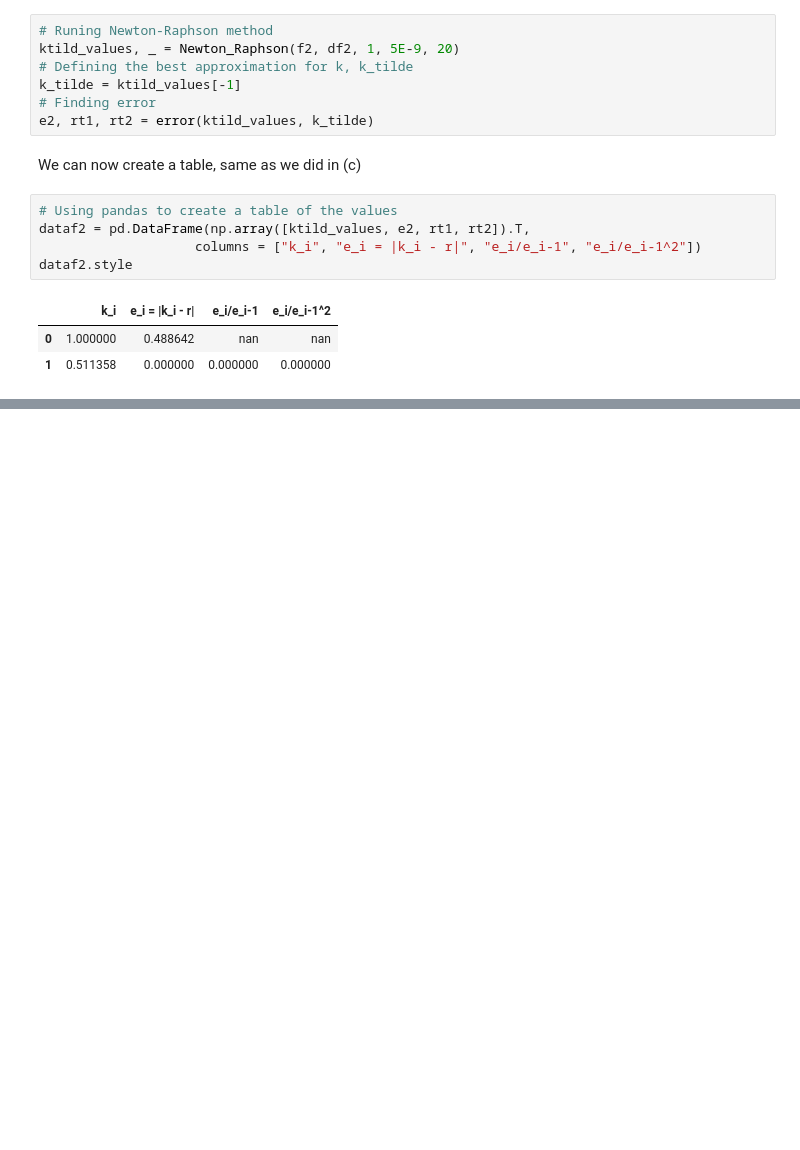
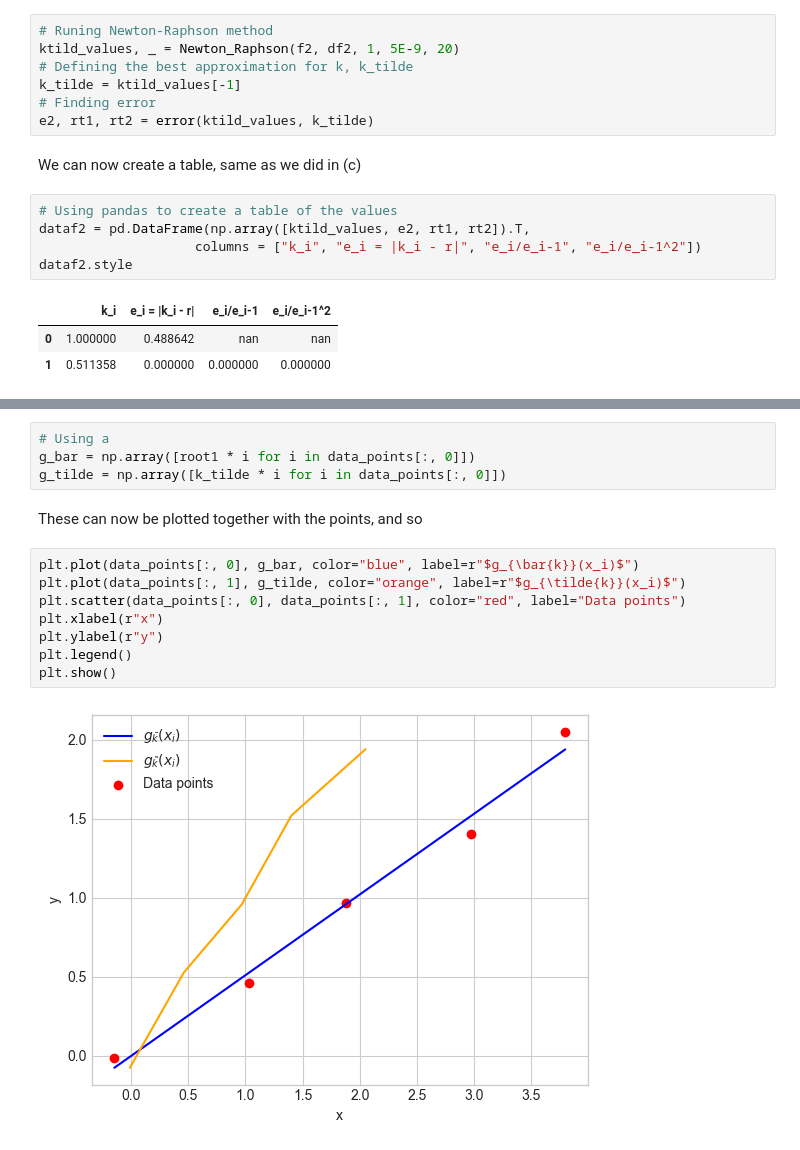
Before and after one commit to Danant98/MA2, a Jupyter notebook: MA2.ipynb, the cells around one changed output, grey strips where cells are left out. Saved outputs shown, nothing was run; the diff lists cells and outputs as text; blank space fills up the shorter version.

```diff
--- a/MA2.ipynb
+++ b/MA2.ipynb
@@ -865,0 +872,16 @@ Here it is very clear that we have convergence after only one iteration.
+# %%
+# Using a
+g_bar = np.array([root1 * i for i in data_points[:, 0]])
+g_tilde = np.array([k_tilde * i for i in data_points[:, 0]])
+# %% [markdown]
+These can now be plotted together with the points, and so
+# %%
+plt.plot(data_points[:, 0], g_bar, color="blue", label=r"$g_{\bar{k}}(x_i)$")
+plt.plot(data_points[:, 1], g_tilde, color="orange", label=r"$g_{\tilde{k}}(x_i)$")
+plt.scatter(data_points[:, 0], data_points[:, 1], color="red", label="Data points")
+plt.xlabel(r"x")
+plt.ylabel(r"y")
+plt.legend()
+plt.show()
+# %% [output]
+[figure, added]
```
Also changed, not shown: parts of 3 cells of this notebook.
